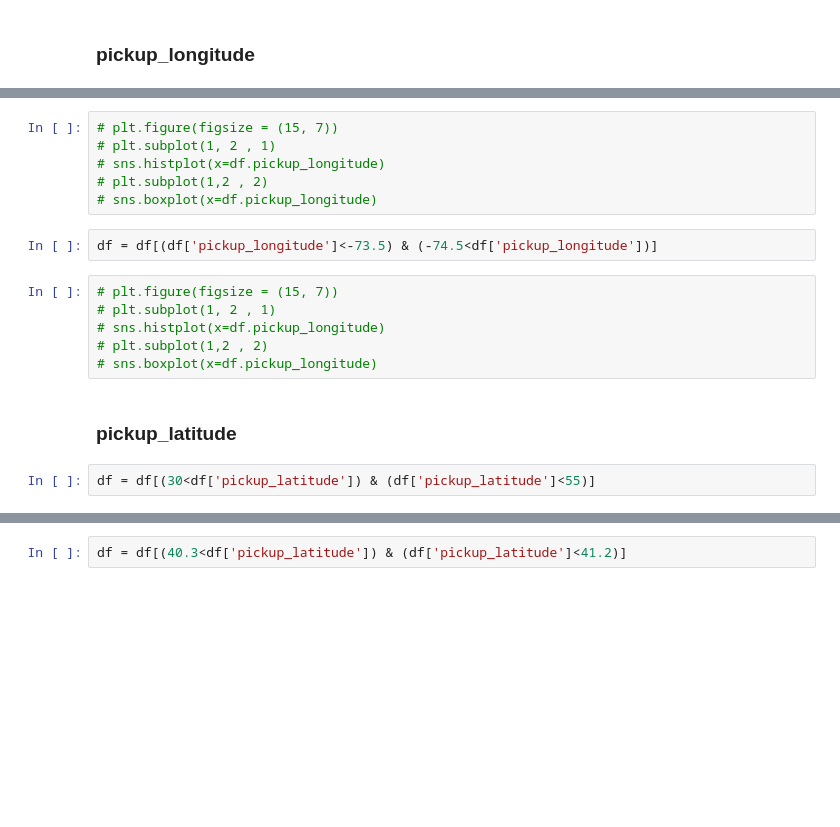
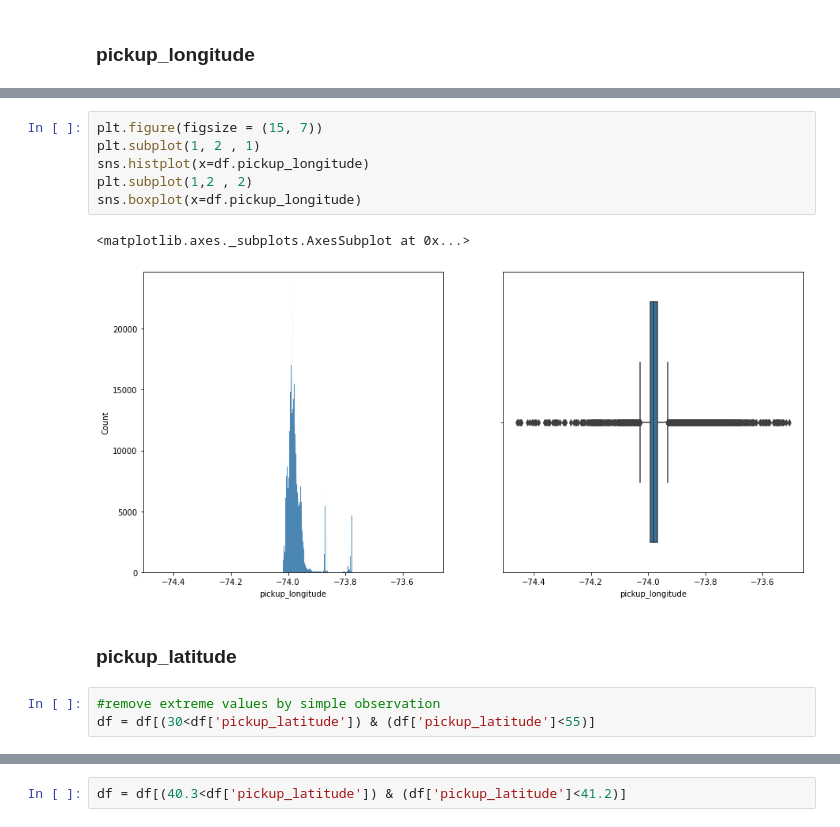
Before and after one commit to GaikwadSandesh/NYC_taxi_prediction, a Jupyter notebook: NYC_taxi_Prediction.ipynb, the cells around one changed output, grey strips where cells are left out. Saved outputs shown, nothing was run; the diff lists cells and outputs as text; blank space fills up the shorter version.

```diff
--- a/NYC_taxi_Prediction.ipynb
+++ b/NYC_taxi_Prediction.ipynb
@@ -127,19 +146,15 @@ df = df[(df['pickup_longitude']<-65) & (-85<df['pickup_longitude'])]
 # %%
-# plt.figure(figsize = (15, 7))
-# plt.subplot(1, 2 , 1)
-# sns.histplot(x=df.pickup_longitude)
-# plt.subplot(1,2 , 2)
-# sns.boxplot(x=df.pickup_longitude)
+plt.figure(figsize = (15, 7))
+plt.subplot(1, 2 , 1)
+sns.histplot(x=df.pickup_longitude)
+plt.subplot(1,2 , 2)
+sns.boxplot(x=df.pickup_longitude)
+# %% [output]
+<matplotlib.axes._subplots.AxesSubplot at 0x...>
+[figure, added]
-# %%
-df = df[(df['pickup_longitude']<-73.5) & (-74.5<df['pickup_longitude'])]
-# %%
-# plt.figure(figsize = (15, 7))
-# plt.subplot(1, 2 , 1)
-# sns.histplot(x=df.pickup_longitude)
-# plt.subplot(1,2 , 2)
-# sns.boxplot(x=df.pickup_longitude)
 # %% [markdown]
 ### pickup_latitude
 # %%
+#remove extreme values by simple observation
 df = df[(30<df['pickup_latitude']) & (df['pickup_latitude']<55)]
 # %%
```
Also changed, not shown: parts of 45 cells of this notebook.
